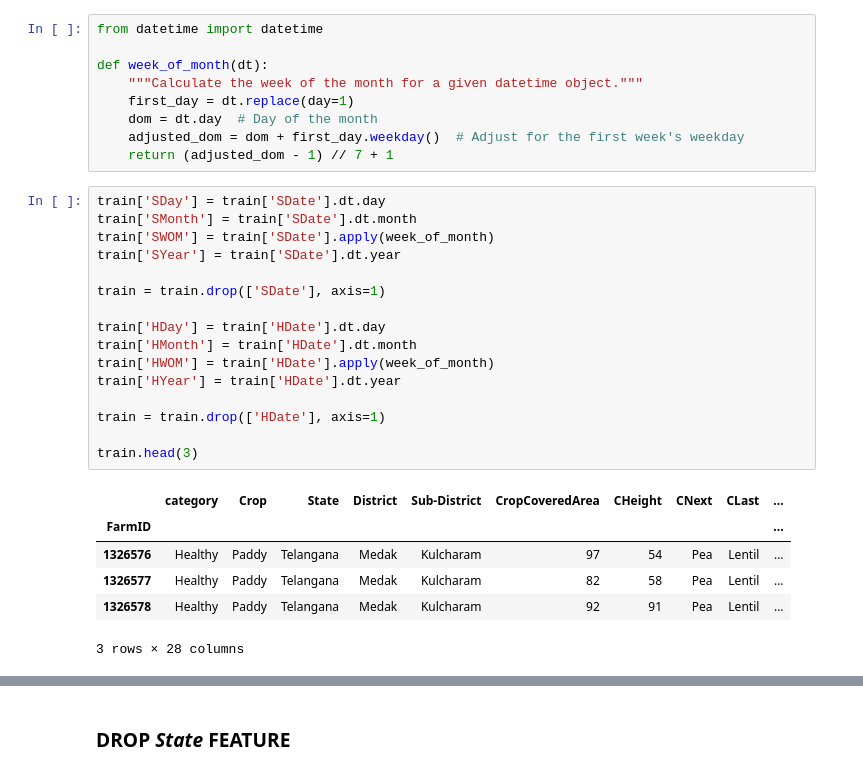
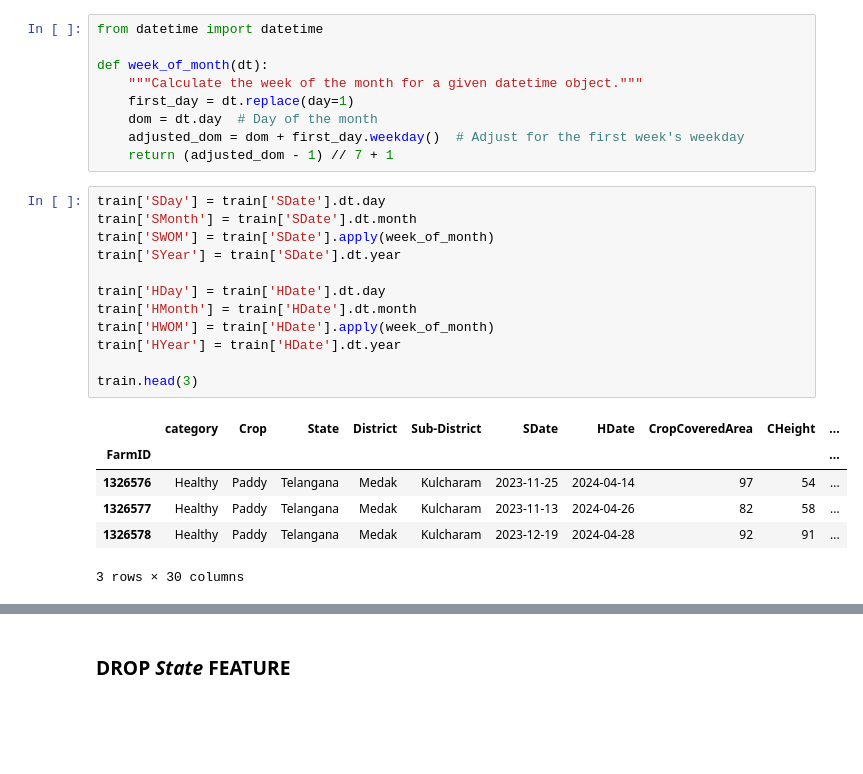
Before and after one commit to AduragbemiOyinlola/TCHC, a Jupyter notebook: notebook.ipynb, the cells around one changed output, grey strips where cells are left out. Drawn from its saved outputs; the diff is of its cells as text; blank space fills up the shorter version.

```diff
--- a/notebook.ipynb
+++ b/notebook.ipynb
@@ -96,26 +96,22 @@ def week_of_month(dt):
 # %%
 train['SDay'] = train['SDate'].dt.day
 train['SMonth'] = train['SDate'].dt.month
 train['SWOM'] = train['SDate'].apply(week_of_month)
 train['SYear'] = train['SDate'].dt.year
 
-train = train.drop(['SDate'], axis=1)
-
 train['HDay'] = train['HDate'].dt.day
 train['HMonth'] = train['HDate'].dt.month
 train['HWOM'] = train['HDate'].apply(week_of_month)
 train['HYear'] = train['HDate'].dt.year
 
-train = train.drop(['HDate'], axis=1)
-
 train.head(3)
 # %% [output]
-|  | category | Crop | State | District | Sub-District | CropCoveredArea | CHeight | CNext | CLast | ... |
+|  | category | Crop | State | District | Sub-District | SDate | HDate | CropCoveredArea | CHeight | ... |
 | FarmID |  |  |  |  |  |  |  |  |  | ... |
-| 1326576 | Healthy | Paddy | Telangana | Medak | Kulcharam | 97 | 54 | Pea | Lentil | ... |
-| 1326577 | Healthy | Paddy | Telangana | Medak | Kulcharam | 82 | 58 | Pea | Lentil | ... |
-| 1326578 | Healthy | Paddy | Telangana | Medak | Kulcharam | 92 | 91 | Pea | Lentil | ... |
+| 1326576 | Healthy | Paddy | Telangana | Medak | Kulcharam | 2023-11-25 | 2024-04-14 | 97 | 54 | ... |
+| 1326577 | Healthy | Paddy | Telangana | Medak | Kulcharam | 2023-11-13 | 2024-04-26 | 82 | 58 | ... |
+| 1326578 | Healthy | Paddy | Telangana | Medak | Kulcharam | 2023-12-19 | 2024-04-28 | 92 | 91 | ... |
-3 rows × 28 columns
+3 rows × 30 columns
 # %%
 test['SDay'] = test['SDate'].dt.day
 test['SMonth'] = test['SDate'].dt.month
```
Also changed, not shown: parts of 27 cells of this notebook.
